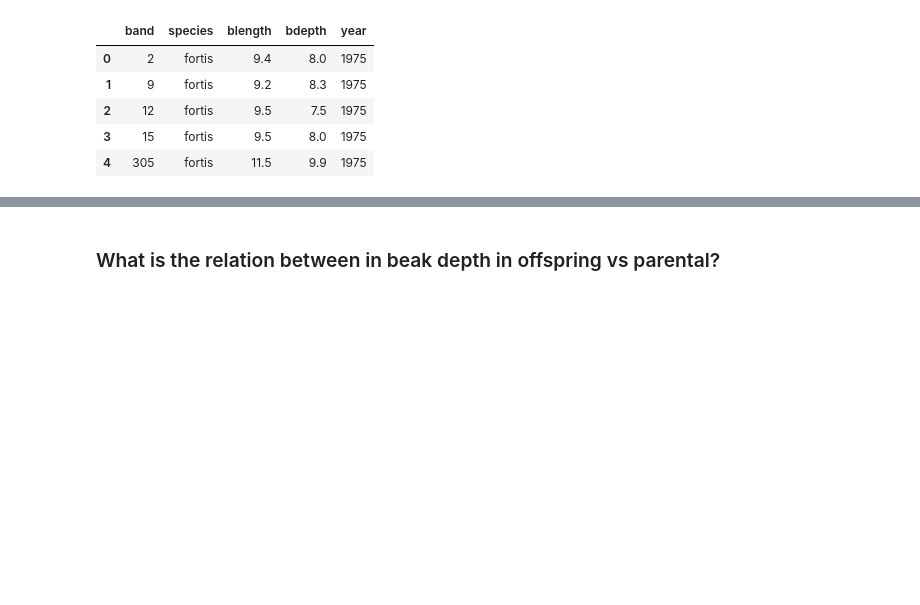
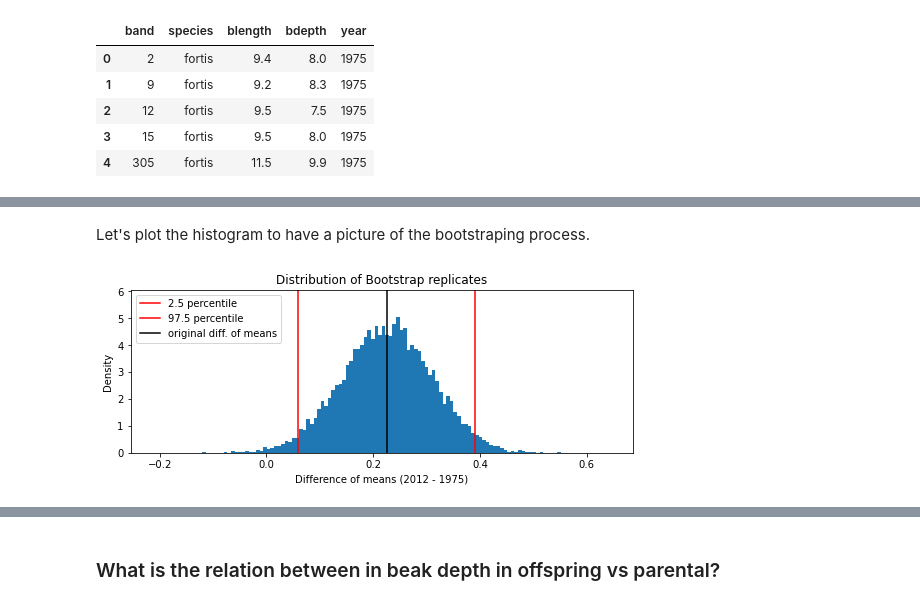
Before and after one commit to joseferncruz/datascience_projects, a Jupyter notebook: notebooks/project01/ds_project01.ipynb, the cells around one changed output, grey strips where cells are left out. Saved outputs shown, nothing was run; the diff lists cells and outputs as text; code cells hidden in the pictures; blank space fills up the shorter version.

```diff
--- a/notebooks/project01/ds_project01.ipynb
+++ b/notebooks/project01/ds_project01.ipynb
@@ -203,0 +210,19 @@ sns.lmplot(
+# %% [markdown]
+Let's plot the histogram to have a picture of the bootstraping process.
+# %%
+fig, ax = plt.subplots(figsize=(9, 3))
+
+ax.hist(bs_diff_means, bins=100, density=True);
+ax.axvline(ci95[0], color='red', label='2.5 percentile')
+ax.axvline(ci95[1], color='red', label='97.5 percentile')
+ax.axvline(diff_means, color='black', label='original diff. of means')
+
+ax.set(
+    ylabel='Density',
+    xlabel='Difference of means (2012 - 1975)',
+    title='Distribution of Bootstrap replicates'
+)
+ax.legend(loc='upper left')
+ax.margins(0.2)
+# %% [output]
+[figure, added]
```
Also changed, not shown: parts of 101 cells of this notebook.
